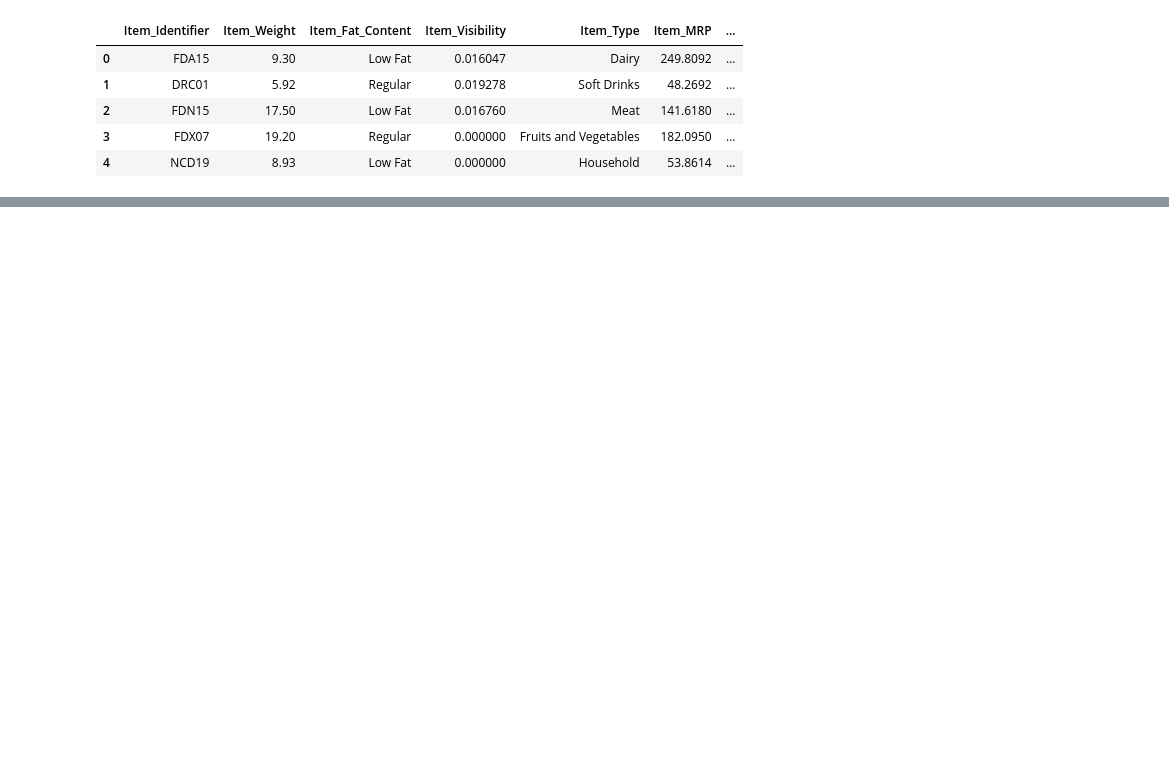
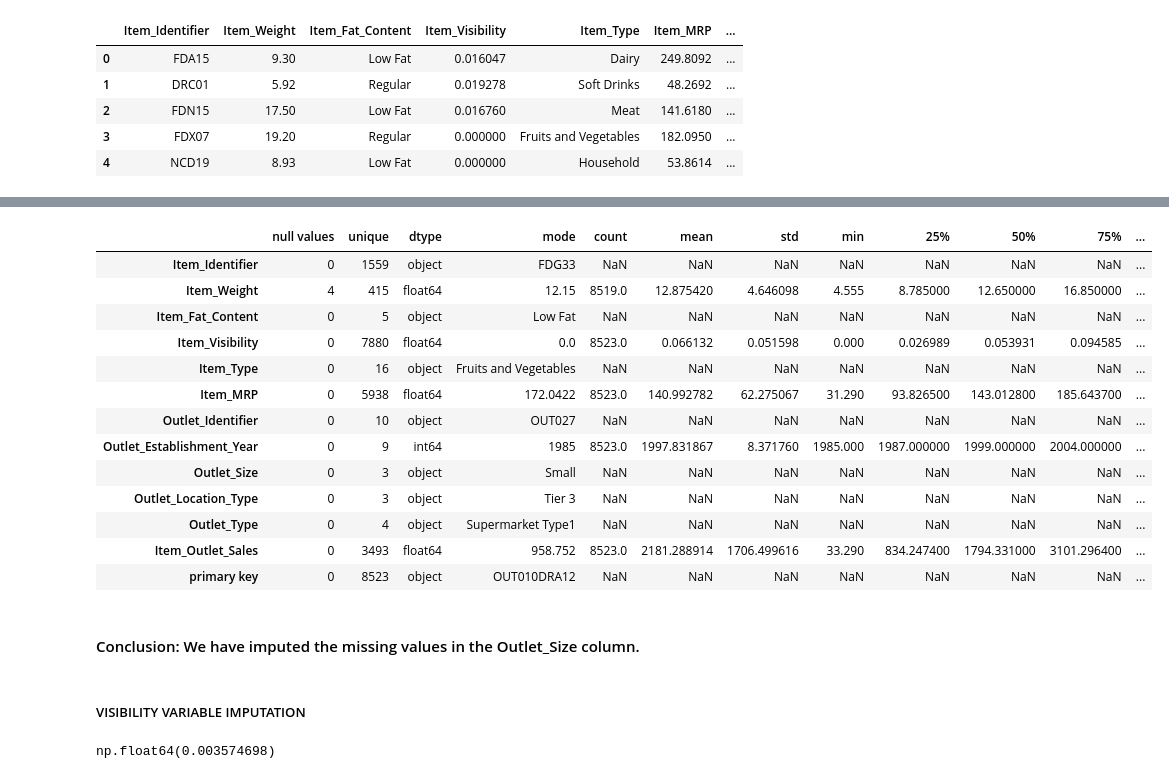
Before and after one commit to Acies-Gaurav-Sharma/Capstone-Project-Team1, a Jupyter notebook: main.ipynb, the cells around one changed output, grey strips where cells are left out. Cells and saved outputs as stored; diff of their text form; code cells hidden in the pictures; blank space fills up the shorter version.

Commit message:
Preprocessing of data. Visibility still has outliers

```diff
--- a/main.ipynb
+++ b/main.ipynb
@@ -4,2 +7,2 @@ import numpy as np
 # %%
-df = pd.read_csv("big_mart_data.csv")
+df = pd.read_csv("Data\\big_mart_data.csv")
@@ -14,0 +59,3 @@ df.head()
+# %%
+df['primary key'] = df['Outlet_Identifier'] + df['Item_Identifier']
+len(df['primary key'])
@@ -15,7 +70,21 @@ df.head()
 # %%
-nulls = df[df['Item_Weight'].isnull()]['Item_Identifier'].unique()
+# nulls = df[df['Item_Weight'].isnull()]['Item_Identifier'].unique()
 
-for col in nulls:
-    mode_weight = df[df['Item_Identifier'] == col]['Item_Weight'].mode()
-    df.loc[(df['Item_Identifier'] == col) & (df['Item_Weight'].isna()), 'Item_Weight'] = mode_weight
+# for col in nulls:
+#     mode_weight = df[df['Item_Identifier'] == col]['Item_Weight'].mode()
+#     df.loc[(df['Item_Identifier'] == col) & (df['Item_Weight'].isna()), 'Item_Weight'] = mode_weight
+item_weight_dict = df.groupby('Item_Identifier')['Item_Weight'].apply(lambda x: x.mode().iloc[0] if not x.mode().empty else None).to_dict()
+
+# Function to impute missing Item_Weight values
+def impute_weight(row):
+    if pd.isnull(row['Item_Weight']):
+        return item_weight_dict[row['Item_Identifier']]
+    else:
+        return row['Item_Weight']
+
+# Apply the function to the DataFrame
+df['Item_Weight'] = df.apply(impute_weight, axis=1)
+
+# Verify the changes
+# print(df[df['Item_Weight'].isnull()])
 # %%
@@ -57,0 +102,2 @@ combine_df
+# %%
+df['Outlet_Size'].fillna("Small", inplace=True)
@@ -57,0 +128,21 @@ combine_df
+# %%
+data_info(df)
+# %% [output]
+|  | null values | unique | dtype | mode | count | mean | std | min | 25% | 50% | 75% | ... |
+| Item_Identifier | 0 | 1559 | object | FDG33 | NaN | NaN | NaN | NaN | NaN | NaN | NaN | ... |
+| Item_Weight | 4 | 415 | float64 | 12.15 | 8519.0 | 12.875420 | 4.646098 | 4.555 | 8.785000 | 12.650000 | 16.850000 | ... |
+| Item_Fat_Content | 0 | 5 | object | Low Fat | NaN | NaN | NaN | NaN | NaN | NaN | NaN | ... |
+| Item_Visibility | 0 | 7880 | float64 | 0.0 | 8523.0 | 0.066132 | 0.051598 | 0.000 | 0.026989 | 0.053931 | 0.094585 | ... |
+| Item_Type | 0 | 16 | object | Fruits and Vegetables | NaN | NaN | NaN | NaN | NaN | NaN | NaN | ... |
+| Item_MRP | 0 | 5938 | float64 | 172.0422 | 8523.0 | 140.992782 | 62.275067 | 31.290 | 93.826500 | 143.012800 | 185.643700 | ... |
+| Outlet_Identifier | 0 | 10 | object | OUT027 | NaN | NaN | NaN | NaN | NaN | NaN | NaN | ... |
+| Outlet_Establishment_Year | 0 | 9 | int64 | 1985 | 8523.0 | 1997.831867 | 8.371760 | 1985.000 | 1987.000000 | 1999.000000 | 2004.000000 | ... |
+| Outlet_Size | 0 | 3 | object | Small | NaN | NaN | NaN | NaN | NaN | NaN | NaN | ... |
+| Outlet_Location_Type | 0 | 3 | object | Tier 3 | NaN | NaN | NaN | NaN | NaN | NaN | NaN | ... |
+| Outlet_Type | 0 | 4 | object | Supermarket Type1 | NaN | NaN | NaN | NaN | NaN | NaN | NaN | ... |
+| Item_Outlet_Sales | 0 | 3493 | float64 | 958.752 | 8523.0 | 2181.288914 | 1706.499616 | 33.290 | 834.247400 | 1794.331000 | 3101.296400 | ... |
+| primary key | 0 | 8523 | object | OUT010DRA12 | NaN | NaN | NaN | NaN | NaN | NaN | NaN | ... |
+# %% [markdown]
+#### Conclusion: We have imputed the missing values in the Outlet_Size column.
+# %% [markdown]
+##### VISIBILITY VARIABLE IMPUTATION
@@ -57,0 +155,4 @@ combine_df
+# %%
+df['Item_Visibility'].min()
+# %% [output]
+np.float64(0.003574698)
```
Also changed, not shown: parts of 48 cells of this notebook.
